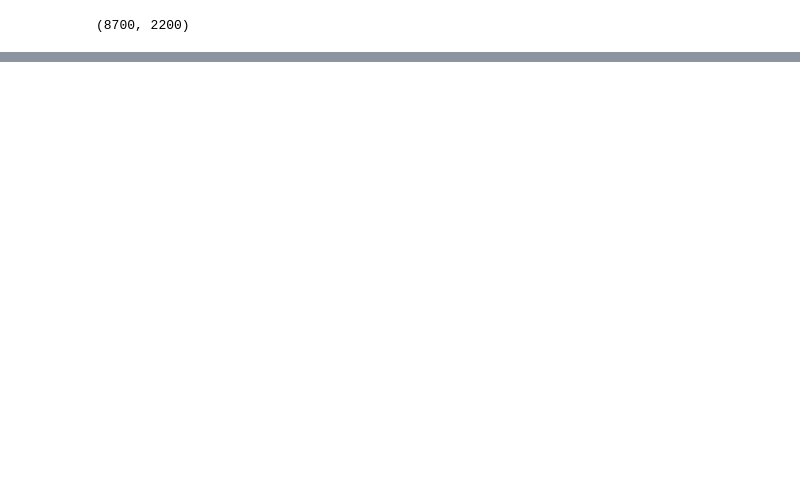
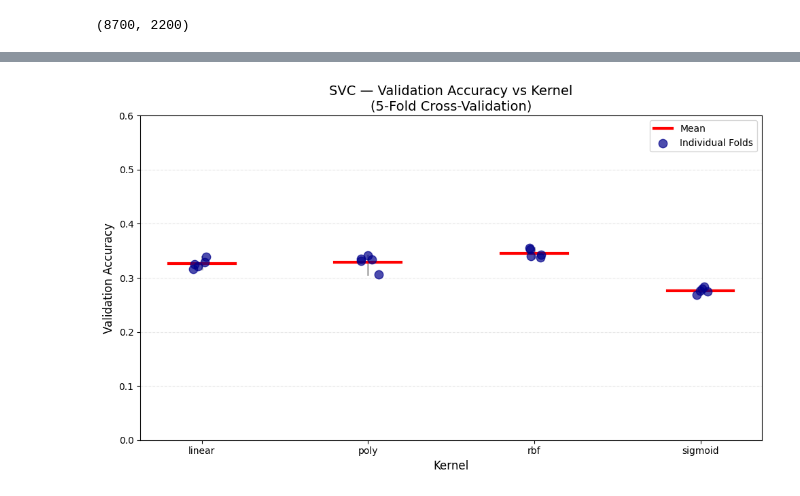
Before and after one commit to MCV-C3/project-team-6, a Jupyter notebook: Week1/SVC_regularizations.ipynb, the cells around one changed output, grey strips where cells are left out. Cells and saved outputs as stored; diff of their text form; code cells hidden in the pictures; blank space fills up the shorter version.

```diff
--- a/Week1/SVC_regularizations.ipynb
+++ b/Week1/SVC_regularizations.ipynb
@@ -27,3 +98,11 @@ random.shuffle(data_test)
+# %%
+x_vals = ['linear', 'poly', 'rbf', 'sigmoid']
+printable_x_vals = ['linear', 'poly', 'rbf', 'sigmoid']
+test_vals = [kernel_results[key].val.accuracy.all for key in x_vals]
+# train_vals = [kernel_results[key].train.accuracy.all for key in x_vals]
+plot_cv_accuracy_boxplot(printable_x_vals, test_vals, "SVC", "Kernel", ylim=(0.0, 0.6))
+# %% [output]
+[figure, added]
 # %%
 # Experiment 1: Linear kernel with different C values
 linear_c_results = {}
```
Also changed, not shown: parts of 9 cells of this notebook.
